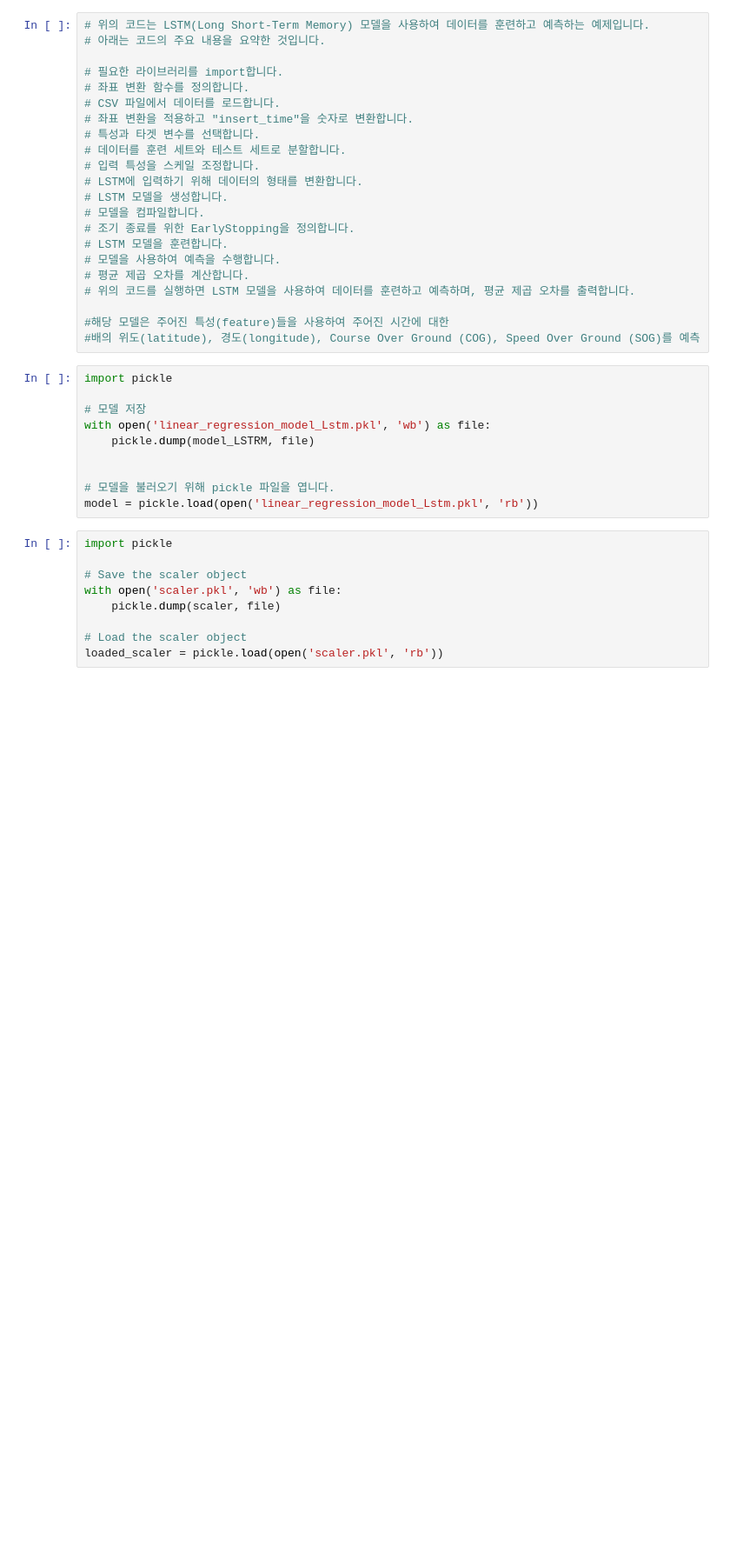
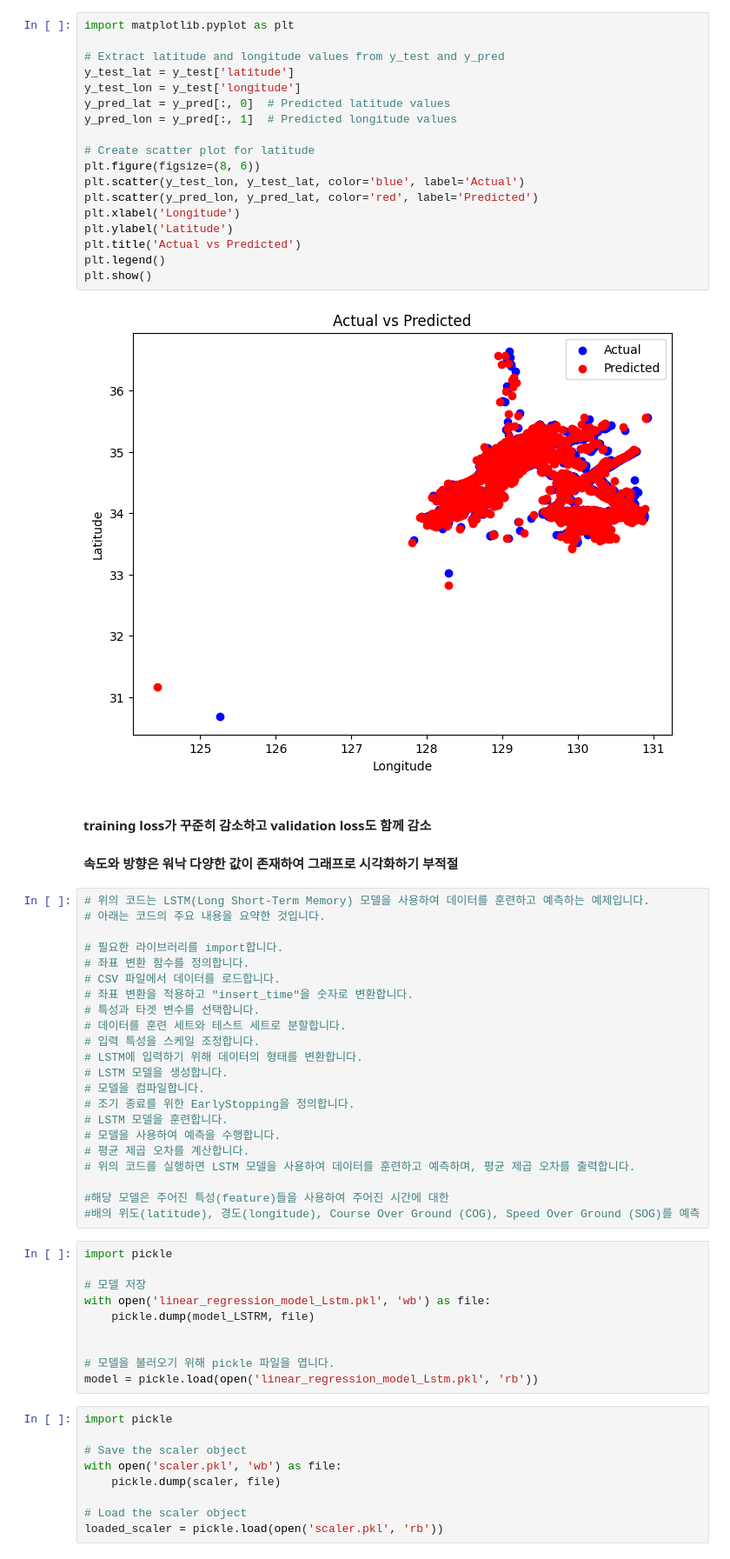
Before and after one commit to JWY0717/Ship_DA, a Jupyter notebook: DA/model/02_LSTMmodel.ipynb, the cells around one changed output. Shown at 87% size. Saved outputs shown, nothing was run; the diff lists cells and outputs as text; blank space fills up the shorter version.

```diff
--- a/DA/model/02_LSTMmodel.ipynb
+++ b/DA/model/02_LSTMmodel.ipynb
@@ -147,3 +164,26 @@ Mean Squared Error: 0.004219204647869694
+# %%
+import matplotlib.pyplot as plt
+
+# Extract latitude and longitude values from y_test and y_pred
+y_test_lat = y_test['latitude']
+y_test_lon = y_test['longitude']
+y_pred_lat = y_pred[:, 0]  # Predicted latitude values
+y_pred_lon = y_pred[:, 1]  # Predicted longitude values
+
+# Create scatter plot for latitude
+plt.figure(figsize=(8, 6))
+plt.scatter(y_test_lon, y_test_lat, color='blue', label='Actual')
+plt.scatter(y_pred_lon, y_pred_lat, color='red', label='Predicted')
+plt.xlabel('Longitude')
+plt.ylabel('Latitude')
+plt.title('Actual vs Predicted')
+plt.legend()
+plt.show()
+# %% [output]
+[figure, added]
+# %% [markdown]
+#### training loss가 꾸준히 감소하고 validation loss도 함께 감소
+#### 속도와 방향은 워낙 다양한 값이 존재하여 그래프로 시각화하기 부적절
 # %%
 # 위의 코드는 LSTM(Long Short-Term Memory) 모델을 사용하여 데이터를 훈련하고 예측하는 예제입니다.
 # 아래는 코드의 주요 내용을 요약한 것입니다.
```
Also changed, not shown: parts of 2 cells of this notebook, 32 other files.
